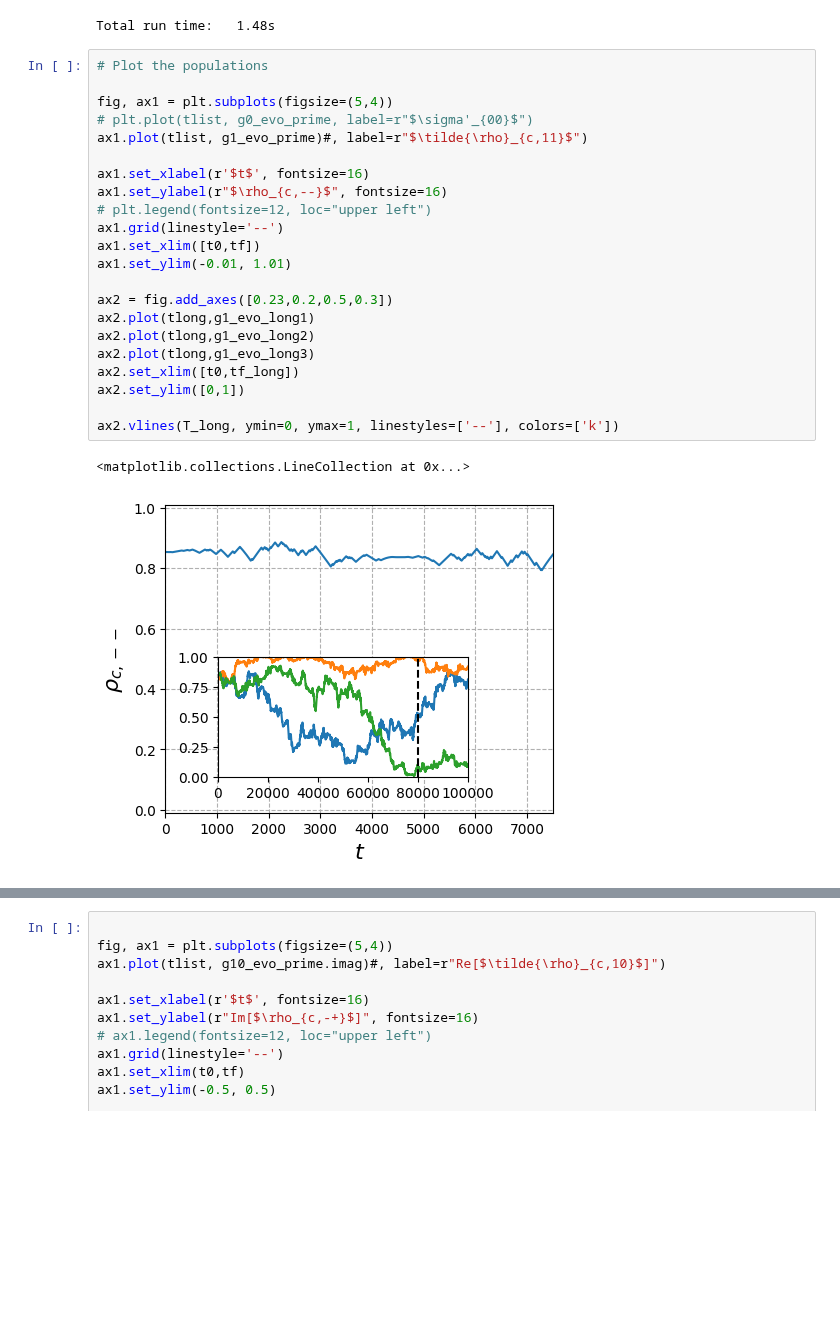
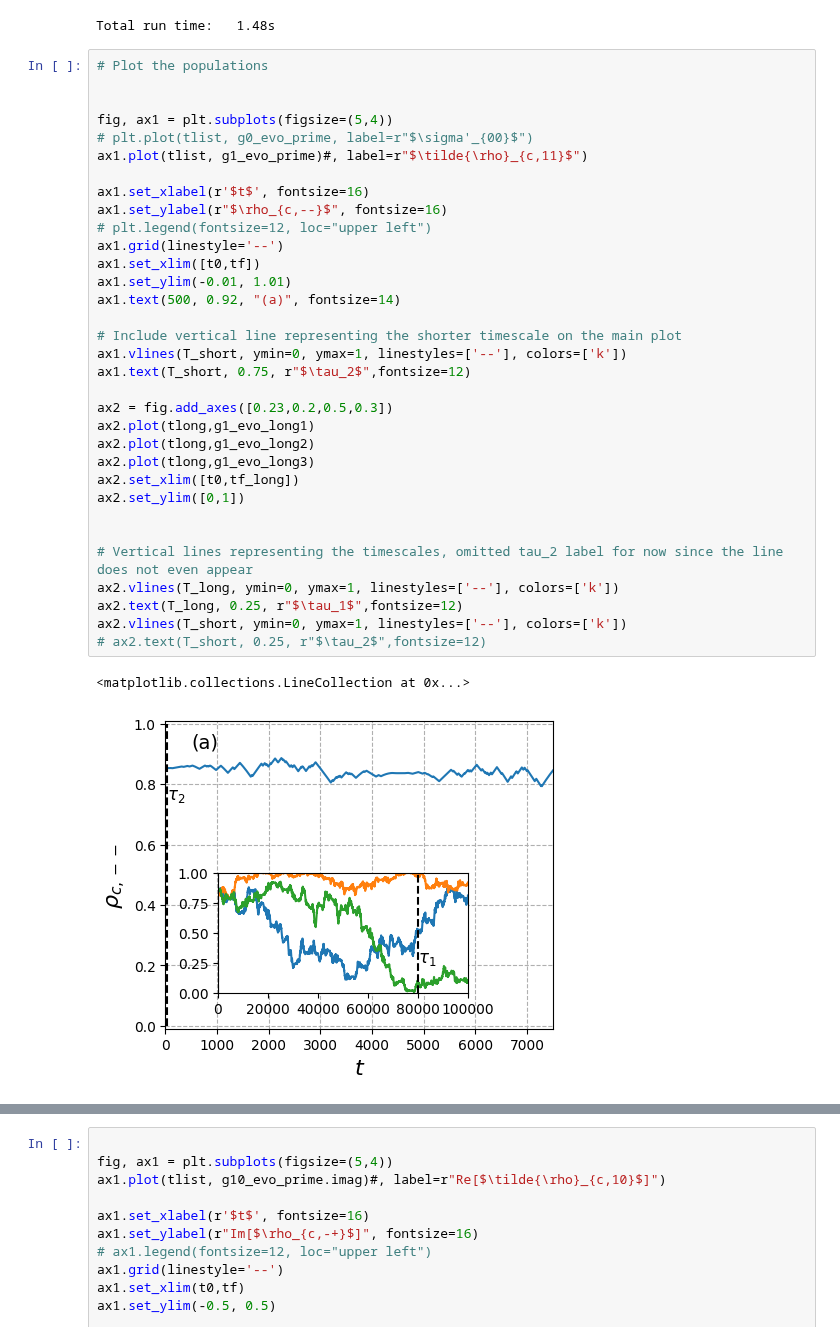
Before and after one commit to mikeal888/The_V_model, a Jupyter notebook: two_ls.ipynb, the cells around one changed output, grey strips where cells are left out. Saved outputs shown, nothing was run; the diff lists cells and outputs as text; blank space fills up the shorter version.

Commit message:
Added labels to the trajectory plots included in the manuscript

```diff
--- a/two_ls.ipynb
+++ b/two_ls.ipynb
@@ -176,29 +176,40 @@ g10_evo_short = result_short.expect[2]
 Total run time:   1.48s
 # %%
 # Plot the populations
+
 
 fig, ax1 = plt.subplots(figsize=(5,4))
 # plt.plot(tlist, g0_evo_prime, label=r"$\sigma'_{00}$")
 ax1.plot(tlist, g1_evo_prime)#, label=r"$\tilde{\rho}_{c,11}$")
 
 ax1.set_xlabel(r'$t$', fontsize=16)
 ax1.set_ylabel(r"$\rho_{c,--}$", fontsize=16)
 # plt.legend(fontsize=12, loc="upper left")
 ax1.grid(linestyle='--')
 ax1.set_xlim([t0,tf])
 ax1.set_ylim(-0.01, 1.01)
+ax1.text(500, 0.92, "(a)", fontsize=14)
+
+# Include vertical line representing the shorter timescale on the main plot
+ax1.vlines(T_short, ymin=0, ymax=1, linestyles=['--'], colors=['k'])
+ax1.text(T_short, 0.75, r"$\tau_2$",fontsize=12)
 
 ax2 = fig.add_axes([0.23,0.2,0.5,0.3])
 ax2.plot(tlong,g1_evo_long1)
 ax2.plot(tlong,g1_evo_long2)
 ax2.plot(tlong,g1_evo_long3)
 ax2.set_xlim([t0,tf_long])
 ax2.set_ylim([0,1])
 
+
+# Vertical lines representing the timescales, omitted tau_2 label for now since the line does not even appear
 ax2.vlines(T_long, ymin=0, ymax=1, linestyles=['--'], colors=['k'])
+ax2.text(T_long, 0.25, r"$\tau_1$",fontsize=12)
+ax2.vlines(T_short, ymin=0, ymax=1, linestyles=['--'], colors=['k'])
+# ax2.text(T_short, 0.25, r"$\tau_2$",fontsize=12)
 # %% [output]
 <matplotlib.collections.LineCollection at 0x...>
-[figure, old version]
+[figure, new version]
 # %%
 # Plot the coherences
 
```
Also changed, not shown: parts of 3 cells of this notebook.
